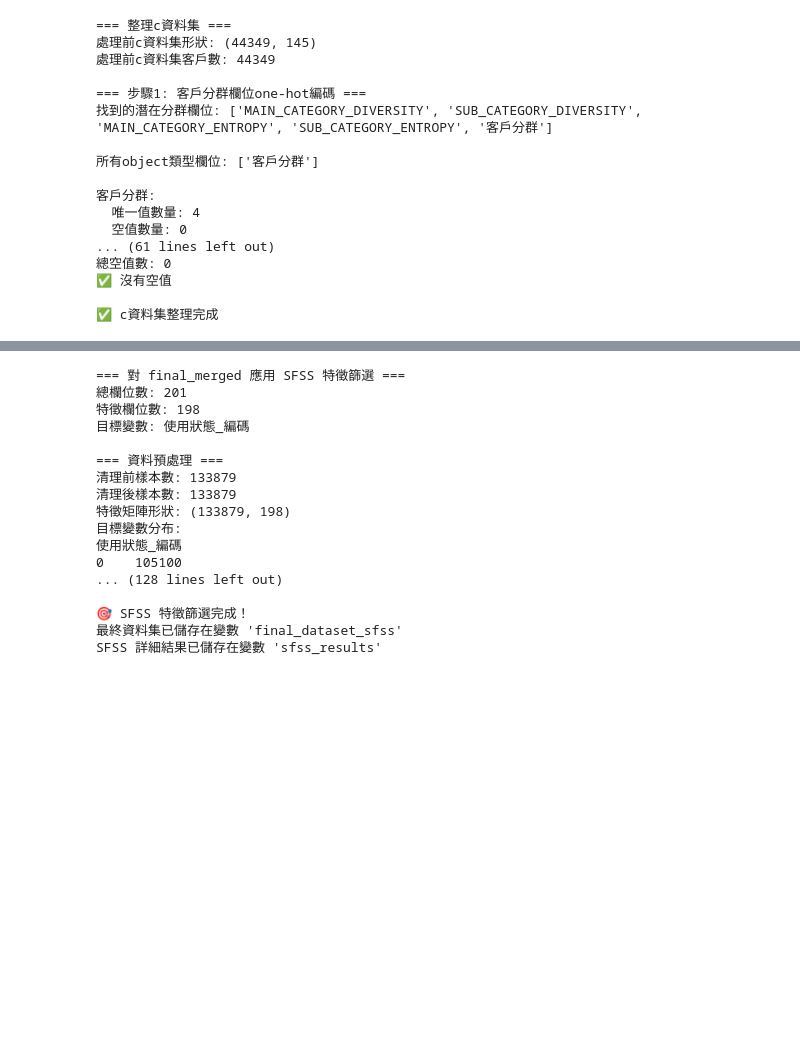
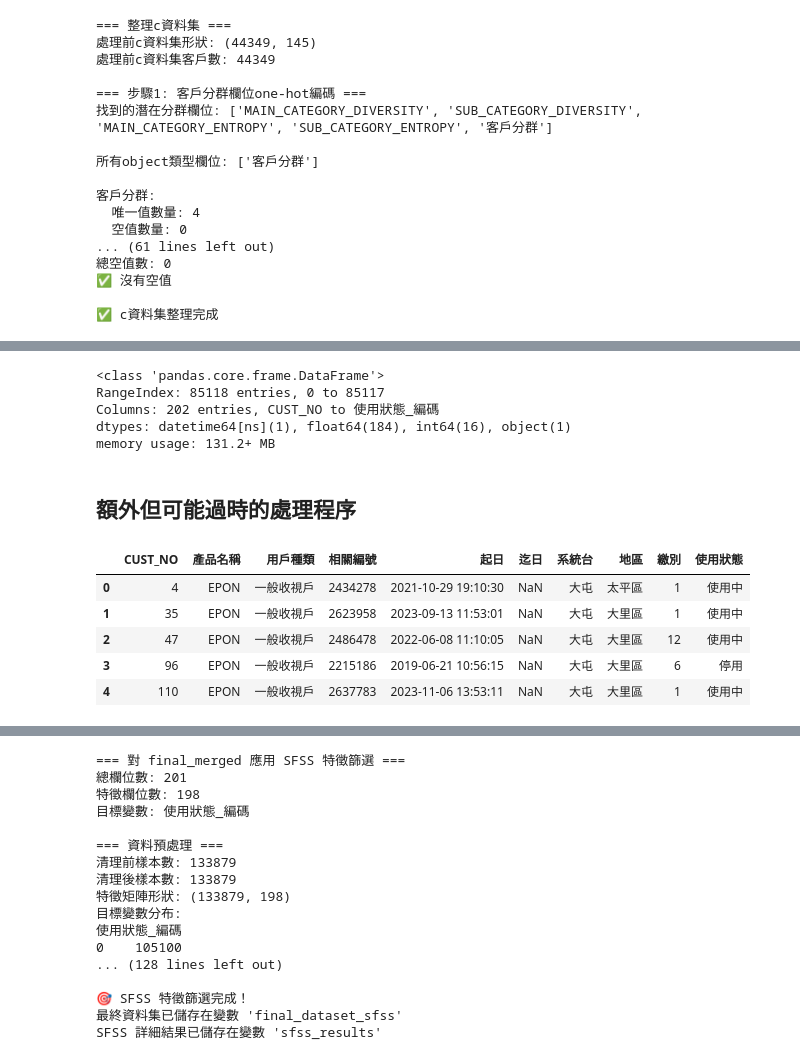
Before and after one commit to Kevinlo937/cord-cutting-predicated, a Jupyter notebook: topMSO_SFSS.ipynb, the cells around one changed output, grey strips where cells are left out. Drawn from its saved outputs; the diff is of its cells as text; code cells hidden in the pictures; blank space fills up the shorter version.

```diff
--- a/topMSO_SFSS.ipynb
+++ b/topMSO_SFSS.ipynb
@@ -2587,0 +3869,10 @@ final_merged.to_csv("final_merged.csv", sep='^')
+# %%
+final_merged.info()
+# %% [output]
+<class 'pandas.core.frame.DataFrame'>
+RangeIndex: 85118 entries, 0 to 85117
+Columns: 202 entries, CUST_NO to 使用狀態_編碼
+dtypes: datetime64[ns](1), float64(184), int64(16), object(1)
+memory usage: 131.2+ MB
+# %% [markdown]
+## 額外但可能過時的處理程序
@@ -2588,7 +3881,19 @@ final_merged.to_csv("final_merged.csv", sep='^')
 # %%
 import pandas as pd
 
-final_merged = pd.read_csv("final_merged.csv", sep='^')
+d_path = 'dataset_20241231_ahead2m.csv'                    # customer final status @2024/12/31
+d = pd.read_csv(d_path, sep='^')
+
+final_merged = pd.read_csv("forTrain_final_merged.csv", sep='^')
+# %%
+d.head()
+# %% [output]
+|  | CUST_NO | 產品名稱 | 用戶種類 | 相關編號 | 起日 | 迄日 | 系統台 | 地區 | 繳別 | 使用狀態 |
+| 0 | 4 | EPON | 一般收視戶 | 2434278 | 2021-10-29 19:10:30 | NaN | 大屯 | 太平區 | 1 | 使用中 |
+| 1 | 35 | EPON | 一般收視戶 | 2623958 | 2023-09-13 11:53:01 | NaN | 大屯 | 大里區 | 1 | 使用中 |
+| 2 | 47 | EPON | 一般收視戶 | 2486478 | 2022-06-08 11:10:05 | NaN | 大屯 | 大里區 | 12 | 使用中 |
+| 3 | 96 | EPON | 一般收視戶 | 2215186 | 2019-06-21 10:56:15 | NaN | 大屯 | 大里區 | 6 | 停用 |
+| 4 | 110 | EPON | 一般收視戶 | 2637783 | 2023-11-06 13:53:11 | NaN | 大屯 | 大里區 | 1 | 使用中 |
 # %%
 import pandas as pd
 
```
Also changed, not shown: parts of 68 cells of this notebook, 3 other files.
